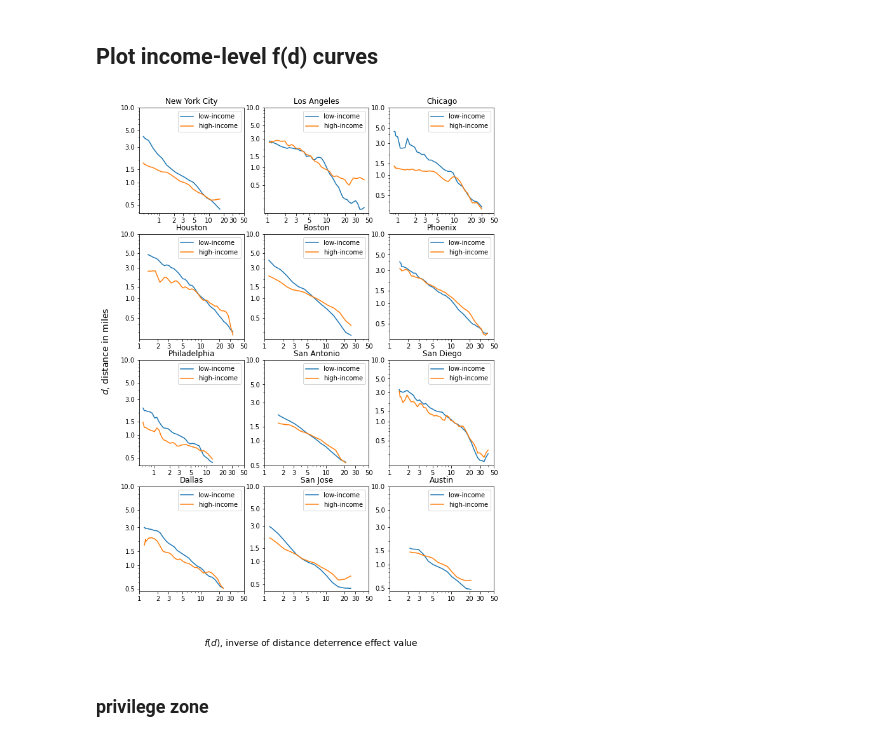
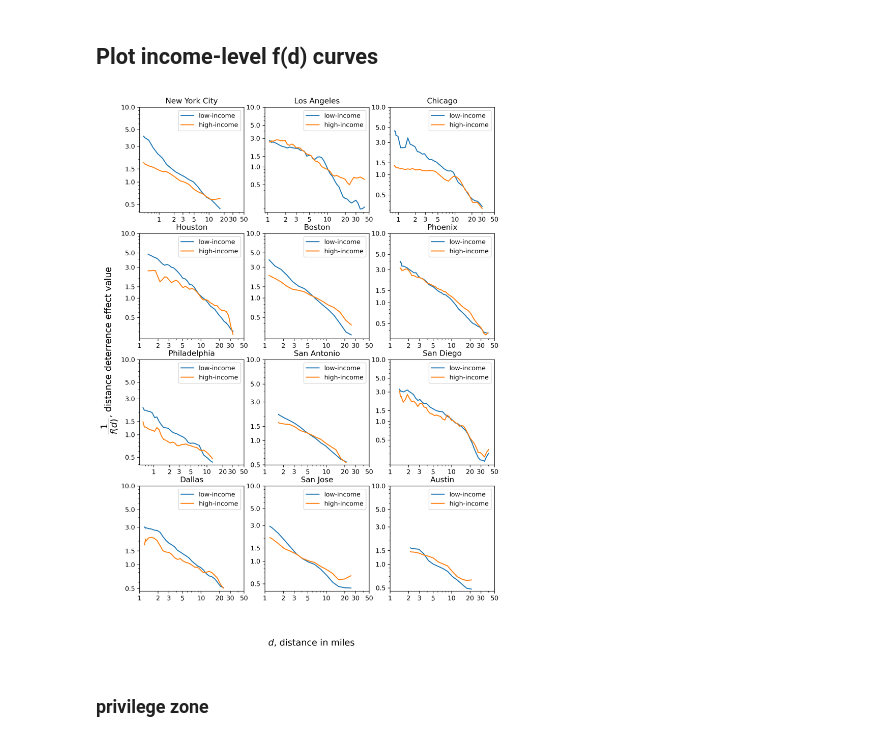
Before and after one commit to yuribogomolov/sttn, a Jupyter notebook: notebooks/f(d)_gravity_model-explain.ipynb, the cells around one changed output. Cells and saved outputs as stored; diff of their text form; code cells hidden in the pictures.

```diff
--- a/notebooks/f(d)_gravity_model-explain.ipynb
+++ b/notebooks/f(d)_gravity_model-explain.ipynb
@@ -110,4 +46,0 @@ Austin
-# %%
-for city, state, conties in cities:
-    df0 = pd.read_parquet(f'data/S000_{city}.parquet')
-    print(df0.shape)
@@ -127,10 +46,0 @@ for city, state, conties in cities:
-# %%
-for city, state, conties in cities:
-    df0 = pd.read_parquet(f'data/S000_{city}.parquet')
-    df1 = pd.read_parquet(f'data/SE01_{city}.parquet')
-    df3 = pd.read_parquet(f'data/SE03_{city}.parquet')
-    df0.rename(columns={'jobs':'S000jobs', 'residence':'S000residence','flow':'S000flow'}, inplace=True)
-    df1.rename(columns={'jobs':'SE01jobs', 'residence':'SE01residence','flow':'SE01flow'}, inplace=True)
-    df3.rename(columns={'jobs':'SE03jobs', 'residence':'SE03residence','flow':'SE03flow'}, inplace=True)
-    merged = df0.merge(df1,on=['origin','destination'],how='outer').merge(df3,on=['origin','destination'],how='outer')
-    merged.to_parquet(f'data/income_{city}.parquet', index=False)
@@ -354,6 +46,0 @@ for bins in resultsBaselineos.keys():
-# %%
-citiBin = {}
-for city in citieeList:
-    index = np.argmin((resultsdf[city] - blresultsdf[city]).values)
-    citiBin[city] = resultsdf['bins'].values[index]
-citiBin
@@ -373,5 +46,0 @@ citiBin
-# %%
-for city in citiBin.keys():
-    fdmse = resultsdf.loc[resultsdf['bins']==citiBin[city]][city].values[0]
-    blmse = blresultsdf.loc[blresultsdf['bins']==citiBin[city]][city].values[0]
-    print(city,'bins:',citiBin[city],', f(d) MSE:',round(fdmse,2),'baseline MSE:',round(blmse,2) )
@@ -537,30 +60,30 @@ citiesList = ['New York City','Los Angeles','Chicago','Houston',
 points = [0.480595,1.118437,1.02187,1.809567,1.662374,1.837157,0.731242,2.082544,1.99236, 1.540729, 1.480432, 2.497922]
 startPoints = dict(zip(citiesList, points))
 # %%
-fig,ax = plt.subplots(4,3,figsize=(10,14))
+fig,ax = plt.subplots(4,3,figsize=(10,14),dpi=300)
 i= 0
 for city,state, counties in cities:
     if city in citiesList:
         ax[i//3,i%3].plot([float(i) for i in Distfd1[city].keys()],Distfd1[city].values(),label='low-income')
         ax[i//3,i%3].plot([float(i) for i in Distfd3[city].keys()],Distfd3[city].values(),label='high-income')
         ax[i//3,i%3].set_title(city)
         ax[i//3,i%3].legend()
         ax[i//3,i%3].set_yscale('log')
         ax[i//3,i%3].set_xscale('log')
         ax[i//3,i%3].set_yticks([0.5, 1, 1.5, 3, 5, 10])
         ax[i//3,i%3].set_xticks([1, 2, 3, 5, 10, 20, 30, 50])
         ax[i//3,i%3].get_xaxis().set_major_formatter(matplotlib.ticker.ScalarFormatter())
         ax[i//3,i%3].get_yaxis().set_major_formatter(matplotlib.ticker.ScalarFormatter())
 #         ax[i//3,i%3].set_ylabel('$f(d)$, distance deterrence effect value',fontsize=12)
 #         ax[i//3,i%3].set_xlabel('$d$, distance in miles',fontsize=12)
         i += 1
 
-fig.text(0.5, 0.04, '$f(d)$, inverse of distance deterrence effect value',fontsize=14, ha='center')
-fig.text(0.04, 0.5, '$d$, distance in miles',fontsize=14, va='center', rotation='vertical')
+fig.text(0.5, 0.04, '$d$, distance in miles',fontsize=14, ha='center')
+fig.text(0.04, 0.5, r'$\dfrac{1}{f(d)}$, distance deterrence effect value',fontsize=14, va='center', rotation='vertical')
 
 plt.savefig('img/curve.png',dpi=300)
 # %% [output]
-[figure, old version]
+[figure, new version]
 # %% [markdown]
 ### privilege zone
 # %% [markdown]
```
Also changed, not shown: parts of 55 cells of this notebook.
